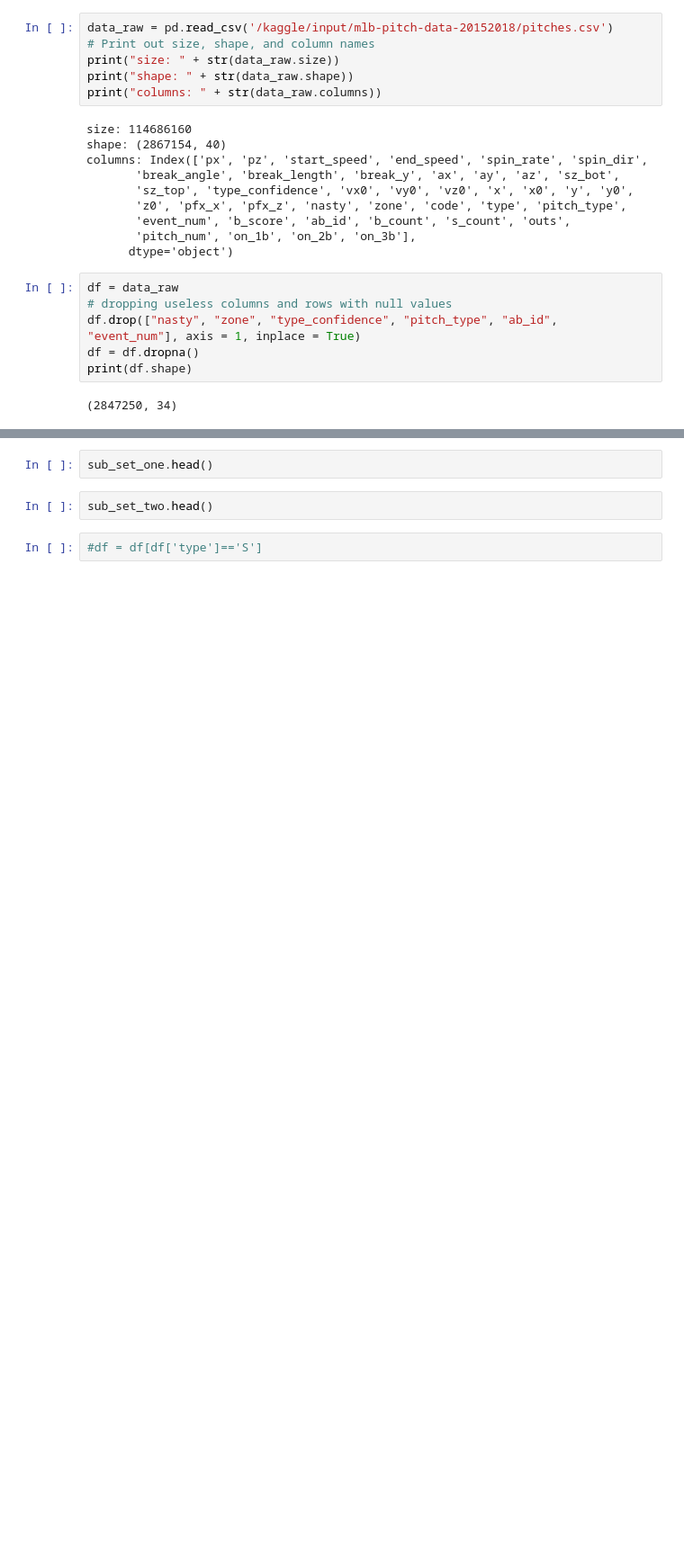
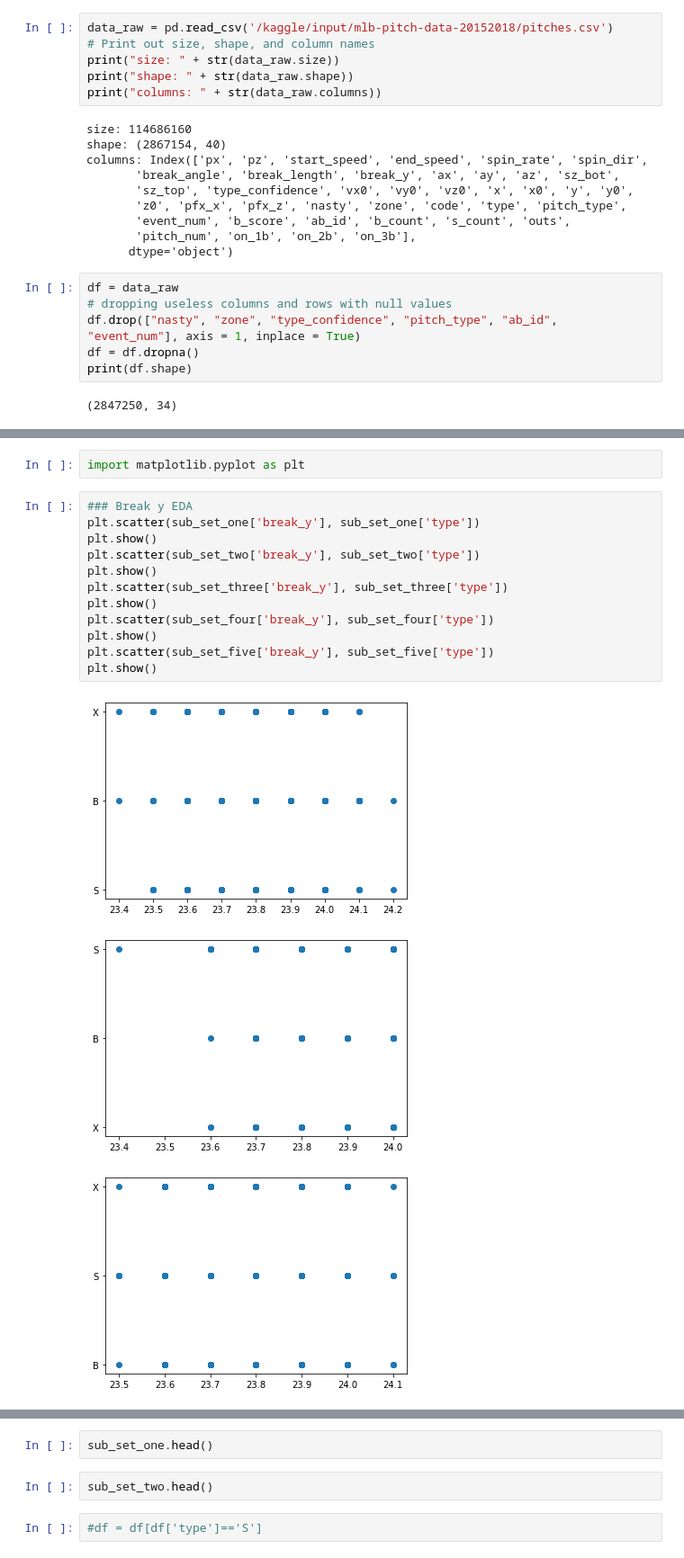
Before and after one commit to anaconda121/Whiff-Rate, a Jupyter notebook: EDA/tanish-design-project.ipynb, the cells around one changed output, grey strips where cells are left out. Shown at 90% size. Drawn from its saved outputs; the diff is of its cells as text; blank space fills up the shorter version.

```diff
--- a/EDA/tanish-design-project.ipynb
+++ b/EDA/tanish-design-project.ipynb
@@ -81,0 +89,18 @@ Things that I have learned from EDA:
+# %%
+import matplotlib.pyplot as plt
+# %%
+### Break y EDA
+plt.scatter(sub_set_one['break_y'], sub_set_one['type'])
+plt.show()
+plt.scatter(sub_set_two['break_y'], sub_set_two['type'])
+plt.show()
+plt.scatter(sub_set_three['break_y'], sub_set_three['type'])
+plt.show()
+plt.scatter(sub_set_four['break_y'], sub_set_four['type'])
+plt.show()
+plt.scatter(sub_set_five['break_y'], sub_set_five['type'])
+plt.show()
+# %% [output]
+[figure, added]
+[figure, added]
+[figure, added]
```
Also changed, not shown: parts of 14 cells of this notebook.
